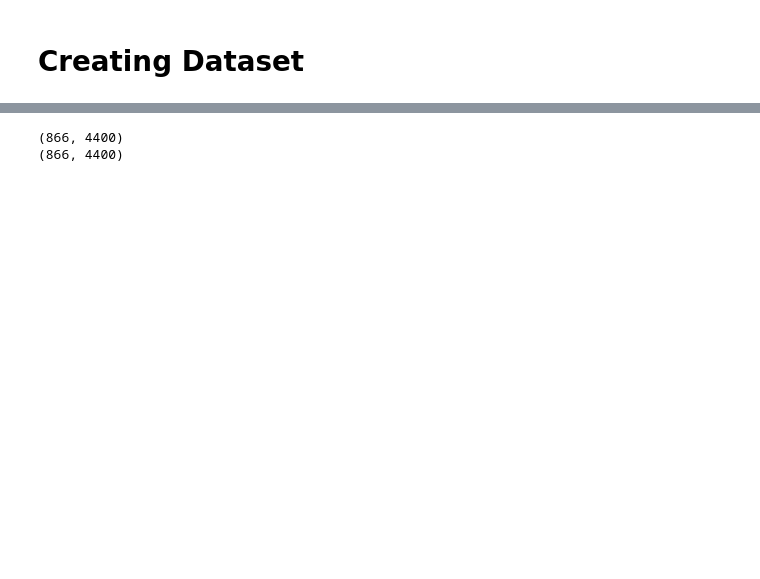
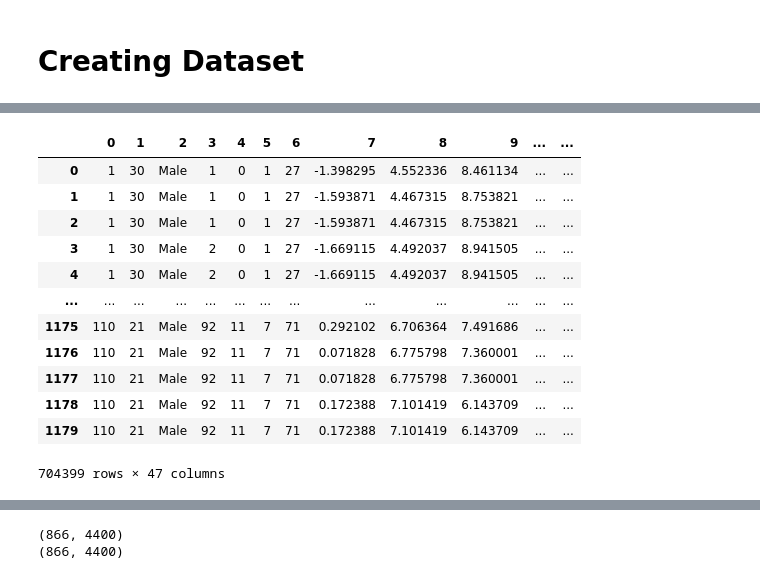
Before and after one commit to dead96pool/stress_detection_mlai, a Jupyter notebook: MLAI_project.ipynb, the cells around one changed output, grey strips where cells are left out. Drawn from its saved outputs; the diff is of its cells as text; code cells hidden in the pictures; blank space fills up the shorter version.

```diff
--- a/MLAI_project.ipynb
+++ b/MLAI_project.ipynb
@@ -70,11 +72,26 @@ column_names = [
 # %%
 # looping throught the calm folder to combine all the CALM files
 # CALM/STRESS_{participant ID}_{text ID}.csv
-calm_pattern = calm_path + "CALM_*_2.csv"
+"""calm_pattern = calm_path + "CALM_*_*.csv"
 calm_files = glob.glob(calm_pattern)
 
-calm_df = []
+calm_df = pd.DataFrame()
 
 for file in calm_files:
-    df = pd.read_csv(file, sep=';', names=column_names, usecols=range(44))
-    calm_df.append(df)
+    df = pd.read_csv(file, sep=';')
+    calm_df=pd.concat([calm_df,df],axis=0)
+"""
+# %%
+calm_df = pd.DataFrame()
+
+for i in range(1,111):
+    for j in range(1, 8):
+        file_path = calm_path + f"CALM_{i}_{j}.csv"
+        try:
+            if os.path.exists(file_path):
+                df = pd.read_csv(file_path, sep=";",header=None)
+                calm_df = pd.concat([calm_df, df], axis=0)
+            else:
+                print(f"File {file_path} does not exist.")
+        except FileNotFoundError:
+            print(f"File {file_path} not found.")
@@ -80,0 +116,16 @@ for file in calm_files:
+# %%
+display(calm_df)
+# %% [output]
+|  | 0 | 1 | 2 | 3 | 4 | 5 | 6 | 7 | 8 | 9 | ... | ... |
+| 0 | 1 | 30 | Male | 1 | 0 | 1 | 27 | -1.398295 | 4.552336 | 8.461134 | ... | ... |
+| 1 | 1 | 30 | Male | 1 | 0 | 1 | 27 | -1.593871 | 4.467315 | 8.753821 | ... | ... |
+| 2 | 1 | 30 | Male | 1 | 0 | 1 | 27 | -1.593871 | 4.467315 | 8.753821 | ... | ... |
+| 3 | 1 | 30 | Male | 2 | 0 | 1 | 27 | -1.669115 | 4.492037 | 8.941505 | ... | ... |
+| 4 | 1 | 30 | Male | 2 | 0 | 1 | 27 | -1.669115 | 4.492037 | 8.941505 | ... | ... |
+| ... | ... | ... | ... | ... | ... | ... | ... | ... | ... | ... | ... | ... |
+| 1175 | 110 | 21 | Male | 92 | 11 | 7 | 71 | 0.292102 | 6.706364 | 7.491686 | ... | ... |
+| 1176 | 110 | 21 | Male | 92 | 11 | 7 | 71 | 0.071828 | 6.775798 | 7.360001 | ... | ... |
+| 1177 | 110 | 21 | Male | 92 | 11 | 7 | 71 | 0.071828 | 6.775798 | 7.360001 | ... | ... |
+| 1178 | 110 | 21 | Male | 92 | 11 | 7 | 71 | 0.172388 | 7.101419 | 6.143709 | ... | ... |
+| 1179 | 110 | 21 | Male | 92 | 11 | 7 | 71 | 0.172388 | 7.101419 | 6.143709 | ... | ... |
+704399 rows × 47 columns
```
Also changed, not shown: parts of 13 cells of this notebook.
